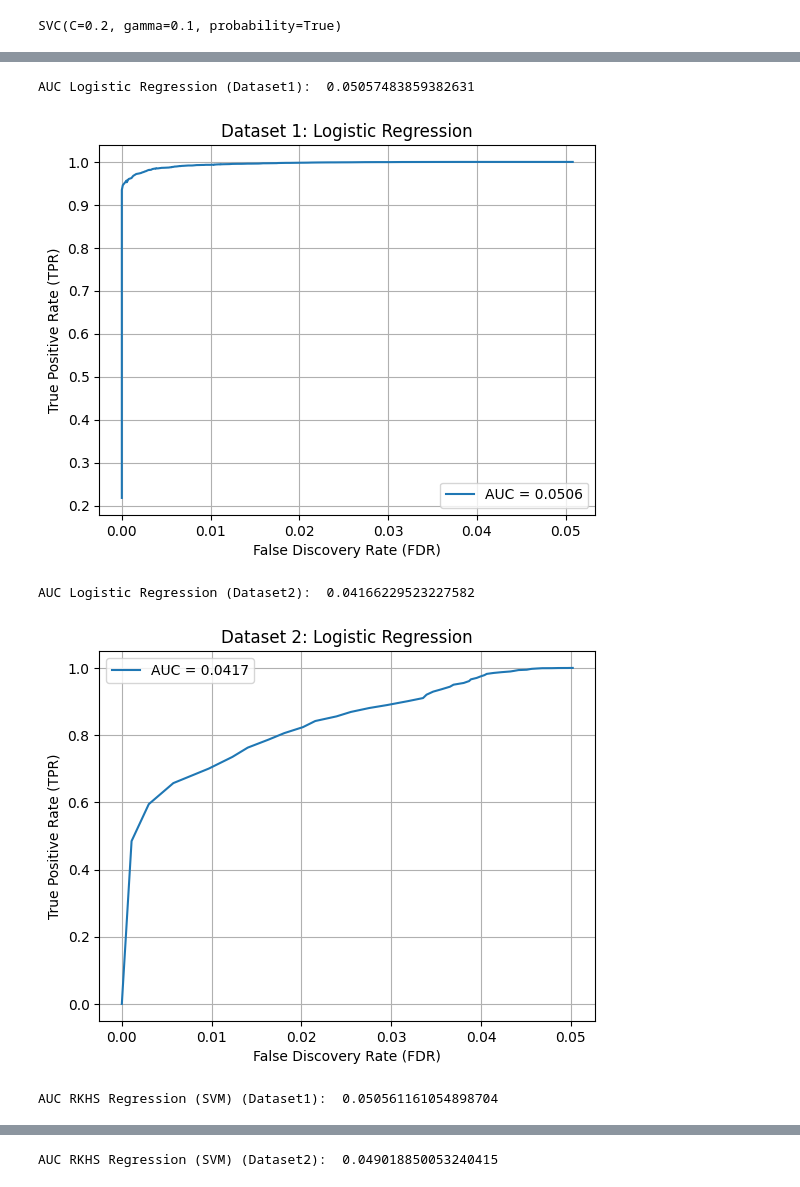
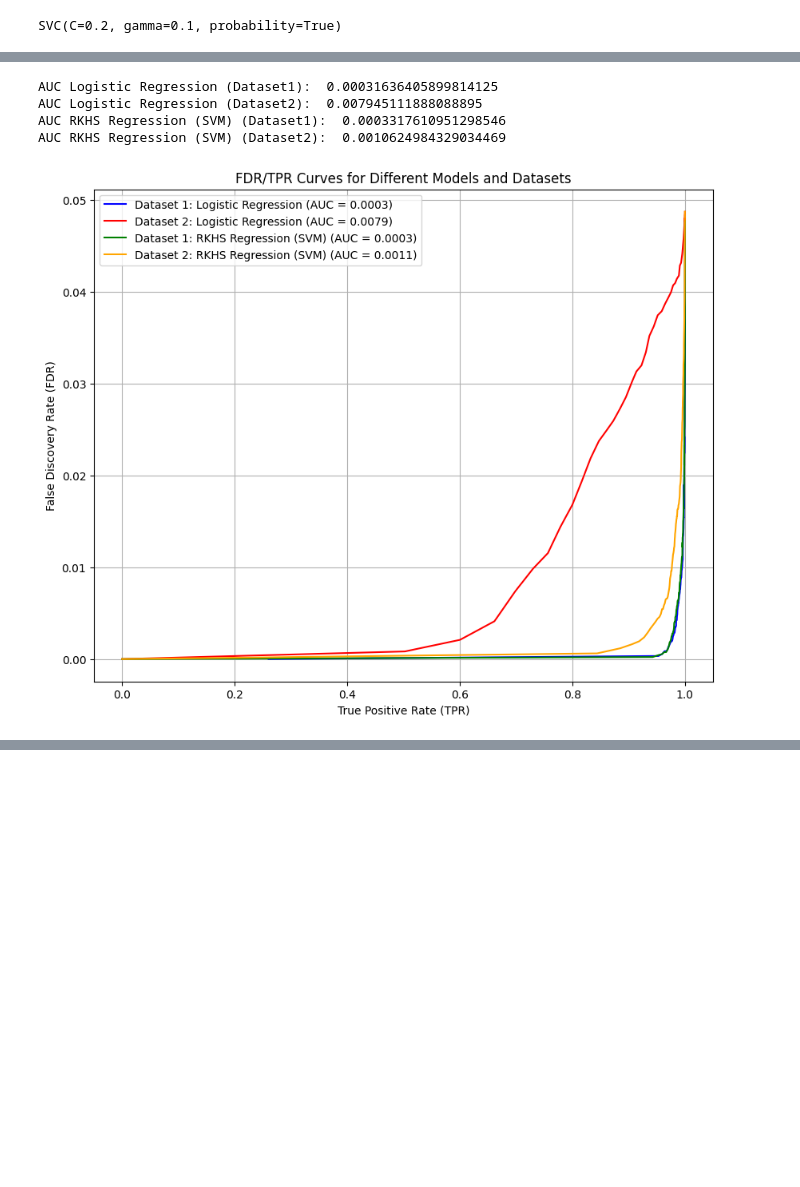
Before and after one commit to RamonKaspar/ML-in-Finance-and-Insurance, a Jupyter notebook: 02_Credit-Analytics/main.ipynb, the cells around one changed output, grey strips where cells are left out. Saved outputs shown, nothing was run; the diff lists cells and outputs as text; code cells hidden in the pictures; blank space fills up the shorter version.

Commit message:
Plot TPR against FDR (as we have seen in the lecture), nicer plotting, correct AUC implementation

```diff
--- a/02_Credit-Analytics/main.ipynb
+++ b/02_Credit-Analytics/main.ipynb
@@ -9,15 +9,10 @@ np.random.seed(0)  # for reproducibility
 m = 20000
 n = 10000
 
-vectors = []
-
-for i in range(m+n):
-    age = np.random.uniform(18, 80)
-    income = np.random.uniform(1, 15)
-    self_employed = np.random.choice([0, 1], p=[0.9, 0.1])
-    vectors.append((age, income, self_employed))
-
-vectors = np.array(vectors)
+x1 = np.random.uniform(18, 80, m+n)
+x2 = np.random.uniform(1, 15, m+n)
+x3 = np.random.binomial(1, 0.1, m+n)
+vectors = np.column_stack((x1, x2, x3))
 
 # a) calculate empirical means and standard deviations over training data
 training_data = vectors[:m]
@@ -206,6 +201,9 @@ def calculate_FDR_TPR_AUC(y_true, y_probabilities):
     # Calculate positives / negatives (only depending on the dataset)
     positives = np.sum(y_true)
 
+    TPR = []
+    FDR = []
+
     # Calculate true positives and false positives for all threshold values
     true_positives = []
     false_positives = []
@@ -218,63 +216,64 @@ def calculate_FDR_TPR_AUC(y_true, y_probabilities):
                     tp += 1
                 else:
                     fp += 1
-        true_positives.append(tp)
-        false_positives.append(fp)
+        # Calculate FDR and TPR rate (points on the FDR/TPR curve) and the AUC
+        # FDR = FP/(FP + TP), TPR = TP/P
+        tpr = tp / positives if positives > 0 else 0  # True Positive Rate (TPR)
+        fdr = fp / (fp + tp) if (fp + tp) > 0 else 0  # False Discovery Rate (FDR)
+        TPR.append(tpr)
+        FDR.append(fdr)
 
-    true_positives = np.array(true_positives, dtype=float)
-    false_positives = np.array(false_positives, dtype=float)
-
-    # Calculate FDR and TPR rate (points on the FDR/TPR curve) and the AUC
-    # FDR = FP/(FP + TP), TPR = TP/P
-    # NOTE: We have to handle division by zero cases (else, we get NaNs)
-    TPR = np.divide(true_positives, positives, out=np.zeros_like(true_positives), where=positives != 0)
-    FDR = np.divide(false_positives, false_positives + true_positives, out=np.zeros_like(false_positives), where=(false_positives + true_positives) != 0)
-
-    # Sort FDR and TPR arrays based on FDR, such that we can calculate the AUC (we need monotonically increasing FDR)
-    sorted_indices = np.argsort(FDR)
+    # Sort FDR and TPR arrays based on TPR, such that we can calculate the AUC (we need monotonically increasing FDR)
+    TPR = np.array(TPR)
+    FDR = np.array(FDR)
+    sorted_indices = np.argsort(TPR)
     FDR = FDR[sorted_indices]
     TPR = TPR[sorted_indices]
 
     # We use Riemann sums to approximate the AUC
     # NOTE: Here a lower AUC is better (i.e., we want to minimize FDR (losses) and maximize TPR (business volume))
     AUC = 0
     for i in range(len(FDR) - 1):
-        AUC += (TPR[i] + TPR[i+1]) / 2 * (FDR[i+1] - FDR[i])
+        AUC += (FDR[i] + FDR[i+1]) / 2 * (TPR[i+1] - TPR[i])
 
     return FDR, TPR, AUC
 
-def plot_fdr_tpr_curve(FDR, TPR, AUC, title):
-    """Plots the FDR/TPR curve"""
-    plt.plot(FDR, TPR, label=f"AUC = {AUC:.4f}")
-    plt.xlabel('False Discovery Rate (FDR)')
-    plt.ylabel('True Positive Rate (TPR)')
-    plt.title(title)
-    plt.legend()
+def plot_combined_fdr_tpr_curves():
+    """Sets up the combined plot for all FDR/TPR curves"""
+    plt.figure(figsize=(10, 8))
+    plt.ylabel('False Discovery Rate (FDR)')
+    plt.xlabel('True Positive Rate (TPR)')
+    plt.title('FDR/TPR Curves for Different Models and Datasets')
     plt.grid(True)
-    plt.show()
+
+plot_combined_fdr_tpr_curves()
 
 # first data set & logistic regression:
 FDR_lr1, TPR_lr1, AUC_lr1 = calculate_FDR_TPR_AUC(y_test1, pred_test1)
 print("AUC Logistic Regression (Dataset1): ", AUC_lr1)
-plot_fdr_tpr_curve(FDR_lr1, TPR_lr1, AUC_lr1, "Dataset 1: Logistic Regression")
+plt.plot(TPR_lr1, FDR_lr1, label=f"Dataset 1: Logistic Regression (AUC = {AUC_lr1:.4f})", color="blue")
 
 # second dataset & logistic regression
 FDR_lr2, TPR_lr2, AUC_lr2 = calculate_FDR_TPR_AUC(y_test2, pred_test2)
 print("AUC Logistic Regression (Dataset2): ", AUC_lr2)
-plot_fdr_tpr_curve(FDR_lr2, TPR_lr2, AUC_lr2, "Dataset 2: Logistic Regression")
+plt.plot(TPR_lr2, FDR_lr2, label=f"Dataset 2: Logistic Regression (AUC = {AUC_lr2:.4f})", color="red")
 
 # first data set and rkhs regression (SVM with RBF kernel):
 FDR_svm1, TPR_svm1, AUC_svm1 = calculate_FDR_TPR_AUC(y_test1, pred_test_svm1)
 print("AUC RKHS Regression (SVM) (Dataset1): ", AUC_svm1)
-plot_fdr_tpr_curve(FDR_svm1, TPR_svm1, AUC_svm1, "Dataset 1: RKHS Regression (SVM)")
+plt.plot(TPR_svm1, FDR_svm1, label=f"Dataset 1: RKHS Regression (SVM) (AUC = {AUC_svm1:.4f})", color="green")
 
 # second data set and rkhs regression (SVM with RBF kernel)
 FDR_svm2, TPR_svm2, AUC_svm2 = calculate_FDR_TPR_AUC(y_test2, pred_test_svm2)
 print("AUC RKHS Regression (SVM) (Dataset2): ", AUC_svm2)
-plot_fdr_tpr_curve(FDR_svm2, TPR_svm2, AUC_svm2, "Dataset 2: RKHS Regression (SVM)")
+plt.plot(TPR_svm2, FDR_svm2, label=f"Dataset 2: RKHS Regression (SVM) (AUC = {AUC_svm2:.4f})", color="orange")
+
+plt.legend()
+plt.savefig("plots/FDR_TPR_curves.pdf", format="pdf")
+plt.show()
 # %% [output]
-AUC Logistic Regression (Dataset1):  0.05057483859382631
+AUC Logistic Regression (Dataset1):  0.00031636405899814125
+AUC Logistic Regression (Dataset2):  0.007945111888088895
+AUC RKHS Regression (SVM) (Dataset1):  0.0003317610951298546
+AUC RKHS Regression (SVM) (Dataset2):  0.0010624984329034469
-[figure, old version]
+[figure, new version]
-AUC Logistic Regression (Dataset2):  0.04166229523227582
-[figure, removed]
-AUC RKHS Regression (SVM) (Dataset1):  0.050561161054898704
@@ -282 +279,0 @@ AUC RKHS Regression (SVM) (Dataset1):  0.050561161054898704
-AUC RKHS Regression (SVM) (Dataset2):  0.049018850053240415
```
Also changed, not shown: parts of 8 cells of this notebook.
